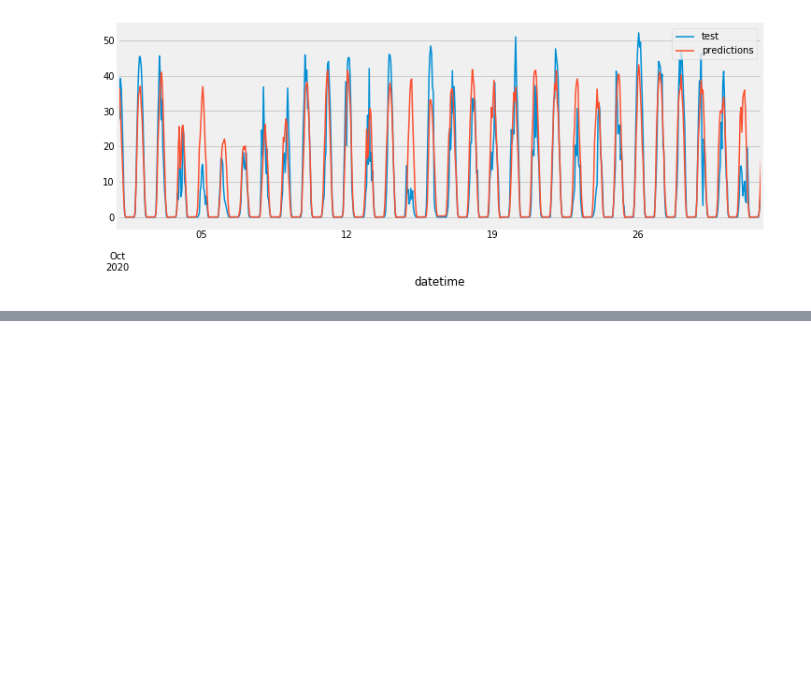
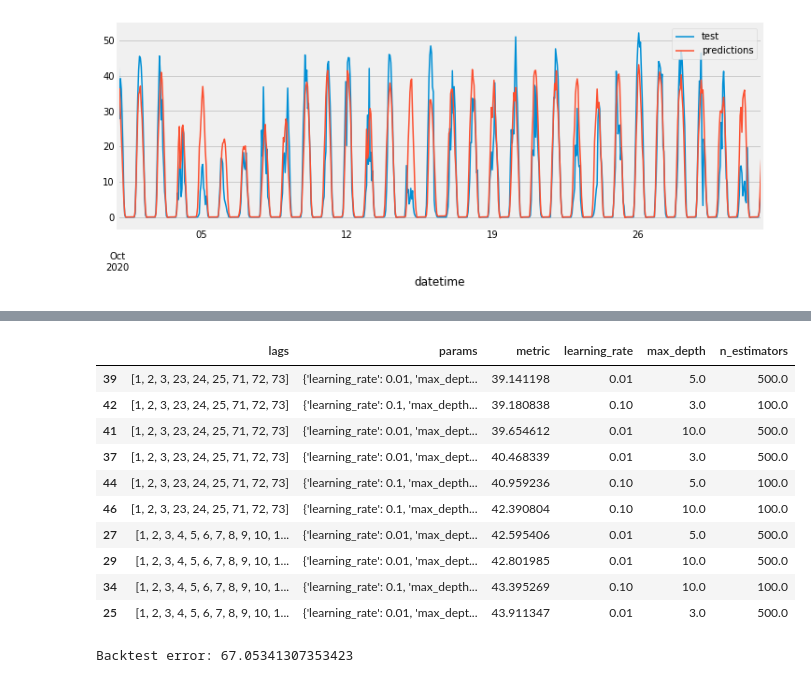
Before and after one commit to sohan6ers/Battery-Lecture-Scheduling, a Jupyter notebook: LightGBM/LightGBM Forecasting Solar0.ipynb, the cells around one changed output, grey strips where cells are left out. Saved outputs shown, nothing was run; the diff lists cells and outputs as text; code cells hidden in the pictures; blank space fills up the shorter version.

```diff
--- a/LightGBM/LightGBM Forecasting Solar0.ipynb
+++ b/LightGBM/LightGBM Forecasting Solar0.ipynb
@@ -406,6 +901,6 @@ weather
 # %%
 #Converting to Datetime objects
 # ==============================================================================
-weather['datetime (UTC)']=pd.to_datetime(weather['datetime (UTC)'], format='%Y-%m-%d %H:%M:%S')
-weather= weather.set_index('datetime (UTC)')
-weather= weather.asfreq('H')
+prophet['datetime']=pd.to_datetime(prophet['datetime'], format='%Y-%m-%d %H:%M:%S')
+prophet= prophet.set_index('datetime')
+prophet= prophet.asfreq('H')
@@ -424,0 +907,27 @@ exog_variables=[solar_radiation]
+# %%
+prophettrain=prophet.loc[:end_train, :]
+prophetval=prophet.loc[start_val:end_val, :]
+prophettest=prophet.loc[start_test:, :]
+# %%
+prophet=prophet.dropna()
+# %%
+# Grid search of hyperparameters and lags
+# ==============================================================================
+# Regressor hyperparameters
+
+param_grid = {
+    'n_estimators': [100, 500],
+    'max_depth': [3, 5, 10],
+    'learning_rate': [0.01, 0.1]
+    }
+lags_grid = [24, 48, 72, [1, 2, 3, 23, 24, 25, 71, 72, 73]]
+
+results_grid = grid_search_forecaster(
+                        forecaster         = forecaster,
+                        y                  = prophet.loc[:end_val, 'subtraction'],
+                        metric             = 'mean_squared_error',
+                        initial_train_size = int(len(prophettrain)),
+                        lags_grid          = lags_grid,
+                        param_grid         = param_grid,
+                        steps              = 36,
+                        )
@@ -424,0 +1124,33 @@ exog_variables=[solar_radiation]
+# %%
+# Results of grid search
+# ==============================================================================
+results_grid.head(10)
+# %% [output]
+|  | lags | params | metric | learning_rate | max_depth | n_estimators |
+| 39 | [1, 2, 3, 23, 24, 25, 71, 72, 73] | {'learning_rate': 0.01, 'max_dept... | 39.141198 | 0.01 | 5.0 | 500.0 |
+| 42 | [1, 2, 3, 23, 24, 25, 71, 72, 73] | {'learning_rate': 0.1, 'max_depth... | 39.180838 | 0.10 | 3.0 | 100.0 |
+| 41 | [1, 2, 3, 23, 24, 25, 71, 72, 73] | {'learning_rate': 0.01, 'max_dept... | 39.654612 | 0.01 | 10.0 | 500.0 |
+| 37 | [1, 2, 3, 23, 24, 25, 71, 72, 73] | {'learning_rate': 0.01, 'max_dept... | 40.468339 | 0.01 | 3.0 | 500.0 |
+| 44 | [1, 2, 3, 23, 24, 25, 71, 72, 73] | {'learning_rate': 0.1, 'max_depth... | 40.959236 | 0.10 | 5.0 | 100.0 |
+| 46 | [1, 2, 3, 23, 24, 25, 71, 72, 73] | {'learning_rate': 0.1, 'max_depth... | 42.390804 | 0.10 | 10.0 | 100.0 |
+| 27 | [1, 2, 3, 4, 5, 6, 7, 8, 9, 10, 1... | {'learning_rate': 0.01, 'max_dept... | 42.595406 | 0.01 | 5.0 | 500.0 |
+| 29 | [1, 2, 3, 4, 5, 6, 7, 8, 9, 10, 1... | {'learning_rate': 0.01, 'max_dept... | 42.801985 | 0.01 | 10.0 | 500.0 |
+| 34 | [1, 2, 3, 4, 5, 6, 7, 8, 9, 10, 1... | {'learning_rate': 0.1, 'max_depth... | 43.395269 | 0.10 | 10.0 | 100.0 |
+| 25 | [1, 2, 3, 4, 5, 6, 7, 8, 9, 10, 1... | {'learning_rate': 0.01, 'max_dept... | 43.911347 | 0.01 | 3.0 | 500.0 |
+# %%
+# Backtesting
+# ==============================================================================
+metric, prophet_predictions = backtesting_forecaster(
+    forecaster = forecaster,
+    y          = prophet['subtraction'],
+    initial_train_size = len(prophet.loc[:end_val]),
+    fixed_train_size   = False,
+    steps      = 36,
+    refit      = False,
+    metric     = 'mean_squared_error',
+    verbose    = False # Change to True to see detailed information
+    )
+
+print(f"Backtest error: {metric}")
+# %% [output]
+Backtest error: 67.05341307353423
```
Also changed, not shown: parts of 27 cells of this notebook.
